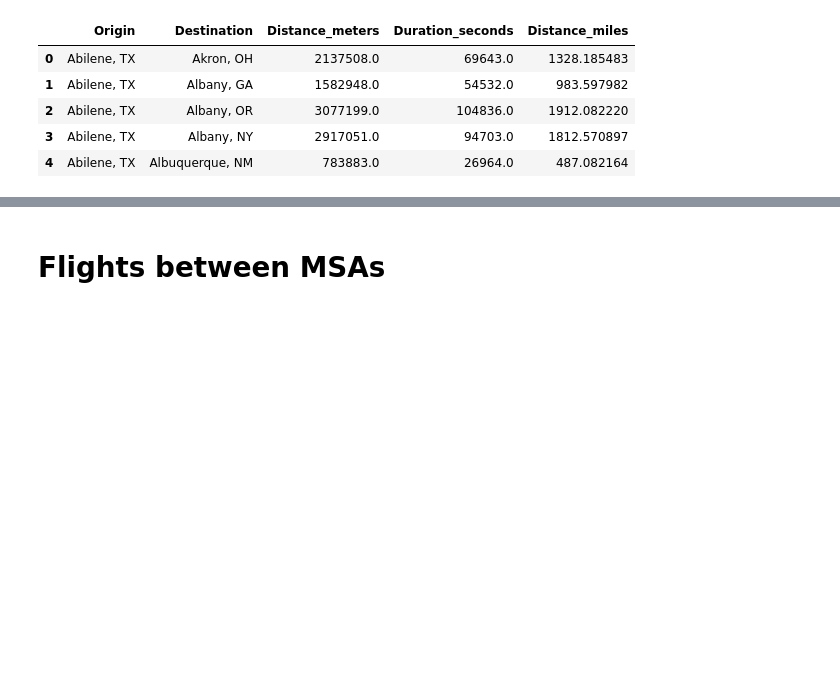
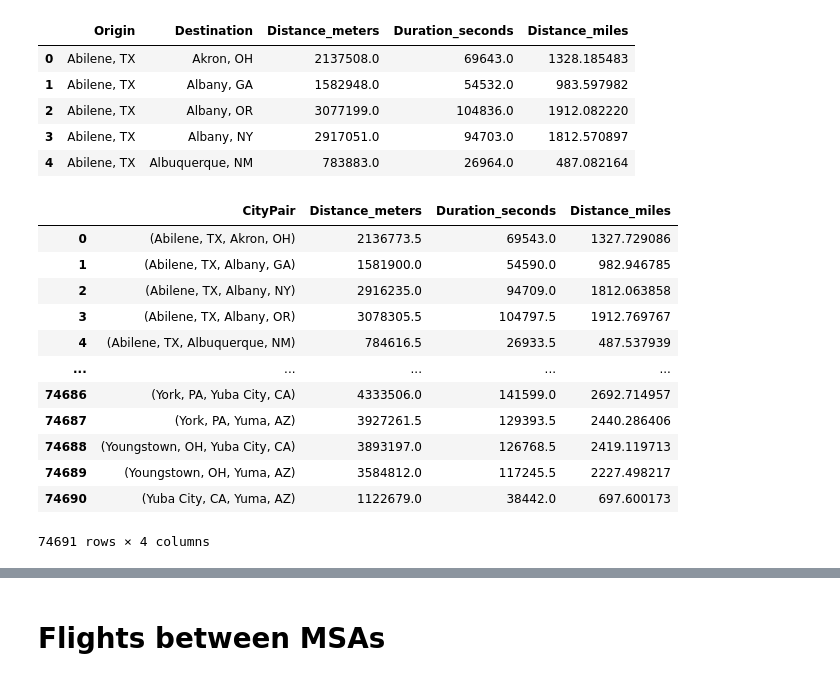
Before and after one commit to mamaOcoder/highspeedrail, a Jupyter notebook: code/explore_data.ipynb, the cells around one changed output, grey strips where cells are left out. Cells and saved outputs as stored; diff of their text form; code cells hidden in the pictures; blank space fills up the shorter version.

```diff
--- a/code/explore_data.ipynb
+++ b/code/explore_data.ipynb
@@ -61,3 +67,25 @@ dist_df.head()
 | 2 | Abilene, TX | Albany, OR | 3077199.0 | 104836.0 | 1912.082220 |
 | 3 | Abilene, TX | Albany, NY | 2917051.0 | 94703.0 | 1812.570897 |
 | 4 | Abilene, TX | Albuquerque, NM | 783883.0 | 26964.0 | 487.082164 |
+# %%
+# Create dataframe to look at city pairs
+city_pairs = dist_df.copy()
+city_pairs['CityPair'] = city_pairs.apply(lambda x: tuple(sorted([x['Origin'], x['Destination']])), axis=1)
+city_pairs = city_pairs.drop(columns=['Origin','Destination'])
+# Groupby
+city_pairs = city_pairs.groupby('CityPair').mean().reset_index()
+city_pairs
+# %% [output]
+|  | CityPair | Distance_meters | Duration_seconds | Distance_miles |
+| 0 | (Abilene, TX, Akron, OH) | 2136773.5 | 69543.0 | 1327.729086 |
+| 1 | (Abilene, TX, Albany, GA) | 1581900.0 | 54590.0 | 982.946785 |
+| 2 | (Abilene, TX, Albany, NY) | 2916235.0 | 94709.0 | 1812.063858 |
+| 3 | (Abilene, TX, Albany, OR) | 3078305.5 | 104797.5 | 1912.769767 |
+| 4 | (Abilene, TX, Albuquerque, NM) | 784616.5 | 26933.5 | 487.537939 |
+| ... | ... | ... | ... | ... |
+| 74686 | (York, PA, Yuba City, CA) | 4333506.0 | 141599.0 | 2692.714957 |
+| 74687 | (York, PA, Yuma, AZ) | 3927261.5 | 129393.5 | 2440.286406 |
+| 74688 | (Youngstown, OH, Yuba City, CA) | 3893197.0 | 126768.5 | 2419.119713 |
+| 74689 | (Youngstown, OH, Yuma, AZ) | 3584812.0 | 117245.5 | 2227.498217 |
+| 74690 | (Yuba City, CA, Yuma, AZ) | 1122679.0 | 38442.0 | 697.600173 |
+74691 rows × 4 columns
```
Also changed, not shown: parts of 6 cells of this notebook, 2 other files.
